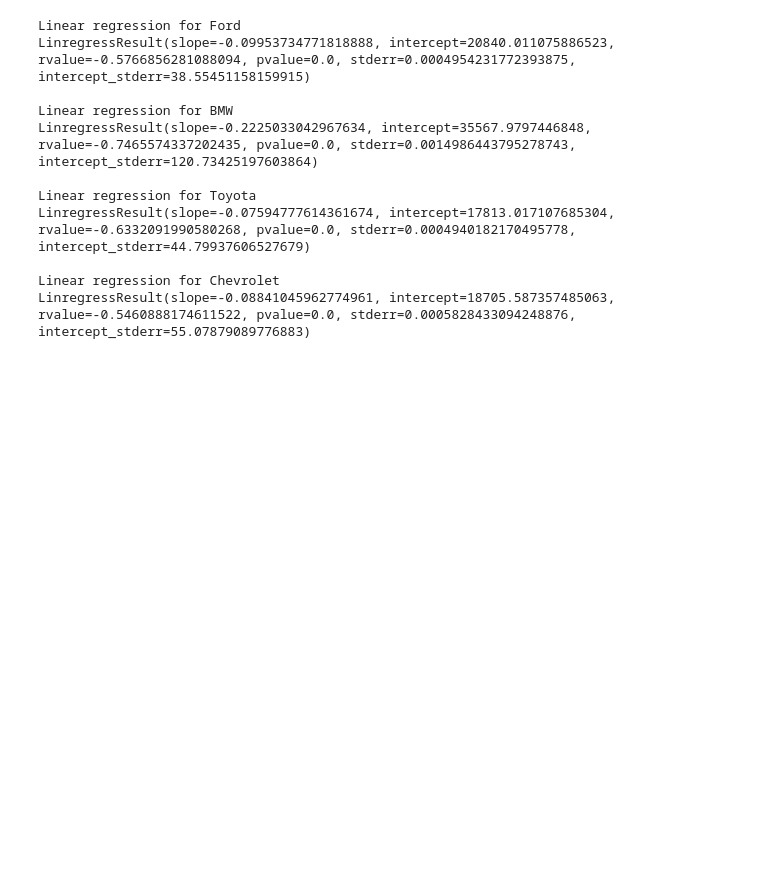
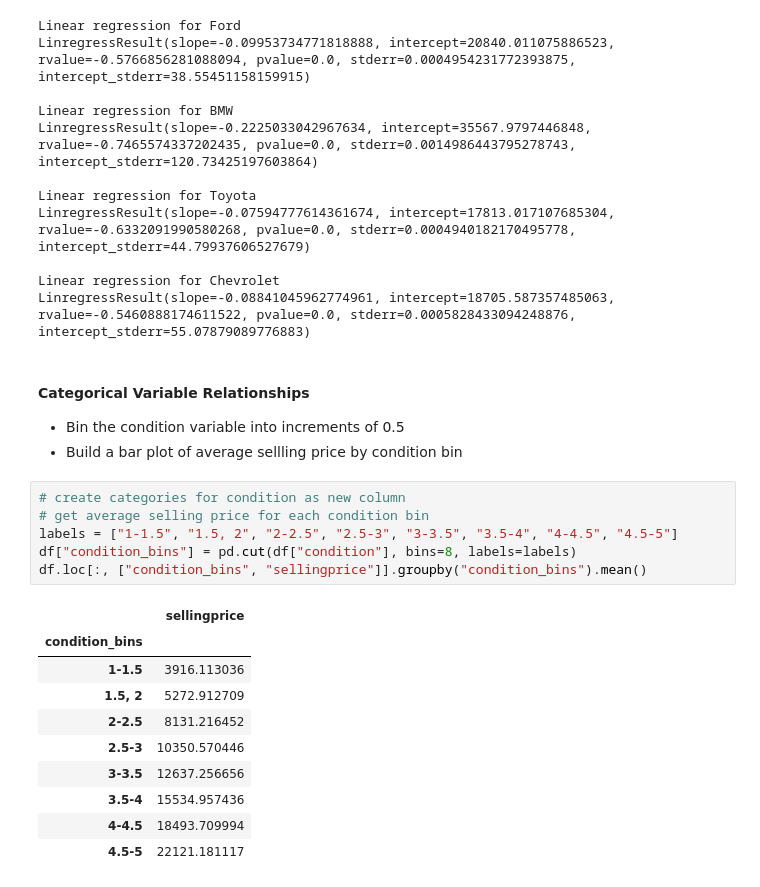
Before and after one commit to MeetPatel89/car_sales_analysis, a Jupyter notebook: notebook.ipynb, the cells around one changed output. Drawn from its saved outputs; the diff is of its cells as text; blank space fills up the shorter version.

```diff
--- a/notebook.ipynb
+++ b/notebook.ipynb
@@ -199,3 +199,24 @@ LinregressResult(slope=-0.07594777614361674, intercept=17813.017107685304, rvalu
 
 Linear regression for Chevrolet
 LinregressResult(slope=-0.08841045962774961, intercept=18705.587357485063, rvalue=-0.5460888174611522, pvalue=0.0, stderr=0.0005828433094248876, intercept_stderr=55.07879089776883)
+# %% [markdown]
+#### Categorical Variable Relationships
+- Bin the condition variable into increments of 0.5
+- Build a bar plot of average sellling price by condition bin
+# %%
+# create categories for condition as new column
+# get average selling price for each condition bin
+labels = ["1-1.5", "1.5, 2", "2-2.5", "2.5-3", "3-3.5", "3.5-4", "4-4.5", "4.5-5"]
+df["condition_bins"] = pd.cut(df["condition"], bins=8, labels=labels)
+df.loc[:, ["condition_bins", "sellingprice"]].groupby("condition_bins").mean()
+# %% [output]
+|  | sellingprice |
+| condition_bins |  |
+| 1-1.5 | 3916.113036 |
+| 1.5, 2 | 5272.912709 |
+| 2-2.5 | 8131.216452 |
+| 2.5-3 | 10350.570446 |
+| 3-3.5 | 12637.256656 |
+| 3.5-4 | 15534.957436 |
+| 4-4.5 | 18493.709994 |
+| 4.5-5 | 22121.181117 |
```
Also changed, not shown: parts of 1 cell of this notebook.
